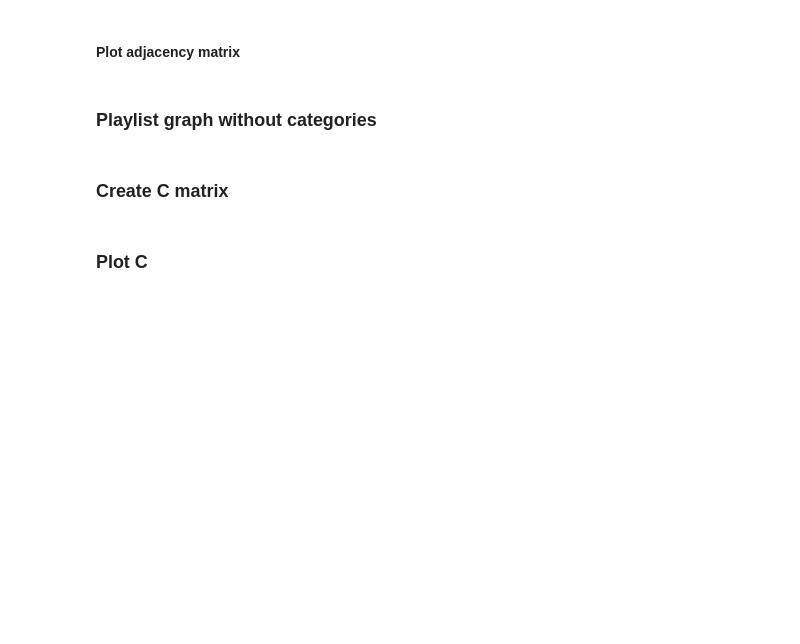
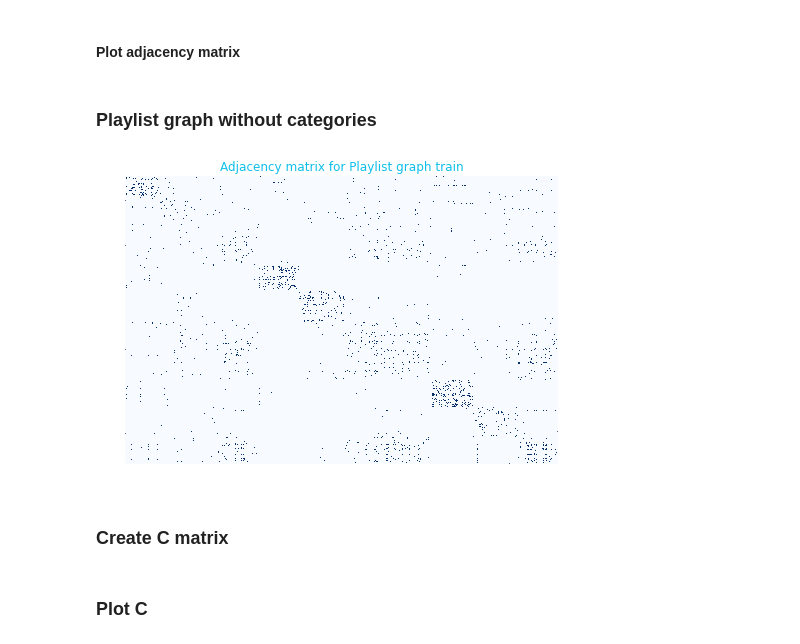
Before and after one commit to kikohs/recog, a Jupyter notebook: notebook/Rec sys.ipynb, the cells around one changed output. Saved outputs shown, nothing was run; the diff lists cells and outputs as text; code cells hidden in the pictures; blank space fills up the shorter version.

```diff
--- a/notebook/Rec sys.ipynb
+++ b/notebook/Rec sys.ipynb
@@ -279,14 +279,16 @@ W_PLAYLISTS_train = nx.to_numpy_matrix(STRIPPED_PLAYLIST_GRAPH_train)
 # %%
 sample = (W_PLAYLISTS_train > 0).astype(np.float)
 recog.plot_factor_mat(sample, 'Adjacency matrix for Playlist graph train', 'Blues')
 # plot_mat(W_SONGS.todense(), 'Song graph ncut', fig=(512, 512))
 fig1 = plt.gcf()
 ax = plt.gca()
 fig1.frameon = False
 ax.patch.set_visible(False)
 ax.axis('off')
-fig_path = os.path.join(DUMP_DIR, 'sample_playlist_graph_train_partitions_' + str(PLAYLIST_GRAPH.graph['partitions']) + '.png')
+fig_path = os.path.join(DUMP_DIR, 'sample_stripped_playlist_graph_train_partitions_' + str(PLAYLIST_GRAPH.graph['partitions']) + '.png')
 fig1.savefig(fig_path, dpi=100)
+# %% [output]
+[figure, added]
 # %%
 MIXES_train.groupby('cluster_id')['playlist_category'].value_counts()
 # %% [markdown]
```
Also changed, not shown: parts of 16 cells of this notebook, 1 other file.
